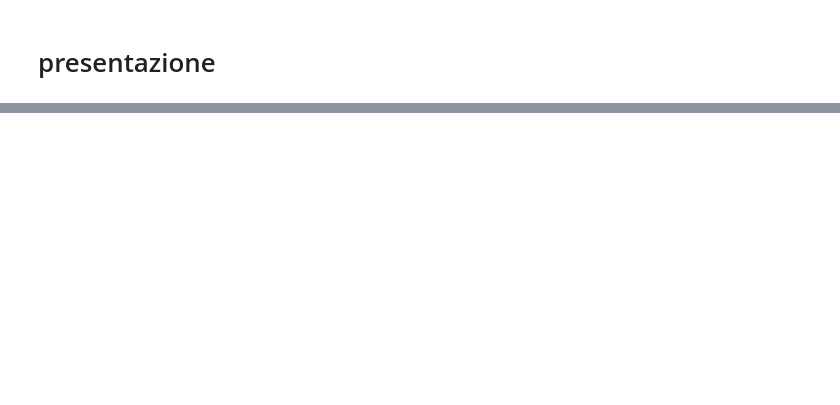
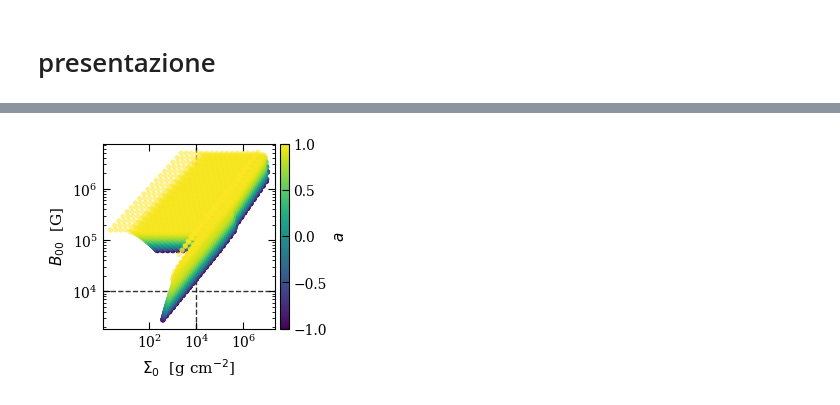
Before and after one commit to mauroghira/iuss_thesis, a Jupyter notebook: AEI_final.ipynb, the cells around one changed output, grey strips where cells are left out. Cells and saved outputs as stored; diff of their text form; code cells hidden in the pictures; blank space fills up the shorter version.

```diff
--- a/AEI_final.ipynb
+++ b/AEI_final.ipynb
@@ -922,5 +967,5 @@ plt.show()
 # %%
-cmap='RdBu_r'
+cmap='viridis'
 alpha_pt=0.55
 s_pt=14
 
@@ -937,30 +982,32 @@ df_plot = all_nt[1]
 a_vals  = df_plot['a'].values
 S_vals  = df_plot['Sigma0'].values
 B_vals  = df_plot['B00'].values
 
 # colour mapped on spin: symmetric range [-1, 1]
 norm = Normalize(vmin=-1.0, vmax=1.0)
 cm   = plt.get_cmap(cmap)
 
 sc = ax.scatter(S_vals, B_vals,
                 c=a_vals, cmap=cm, norm=norm,
                 s=s_pt, alpha=alpha_pt,
                 linewidths=0, rasterized=True, zorder=3)
 
 # ── reference lines / cross ───────────────────────────────────────────
 ax.axvline(SIGMA0_REF, color='black', ls='--', lw=1, alpha=0.8)
 ax.axhline(B00_REF, color='black', ls='--', lw=1, alpha=0.8)
 
 ax.set_xscale('log')
 ax.set_yscale('log')
 ax.set_xlabel(r'$\Sigma_0$  [g cm$^{-2}$]')
 ax.set_ylabel(r'$B_{\rm 00}$  [G]')
 
 cb = plt.colorbar(ScalarMappable(norm=norm, cmap=cm), cax=cax)
 cb.set_ticks([-1, -0.5, 0, 0.5, 1.0])  # valori esatti
 cb.set_label(r'$a$')
 
 # ── save ──────────────────────────────────────────────────────────────
 plt.savefig(f"presentazione/aei_nt.png", bbox_inches='tight', dpi=150)
 
 plt.show()
+# %% [output]
+[figure, added]
```
Also changed, not shown: parts of 9 cells of this notebook, 4 other files.
